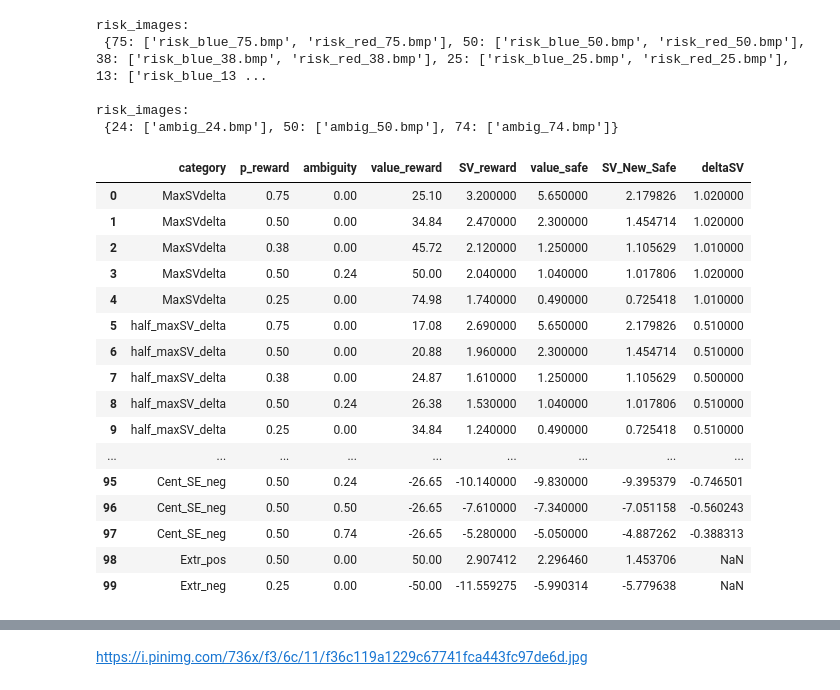
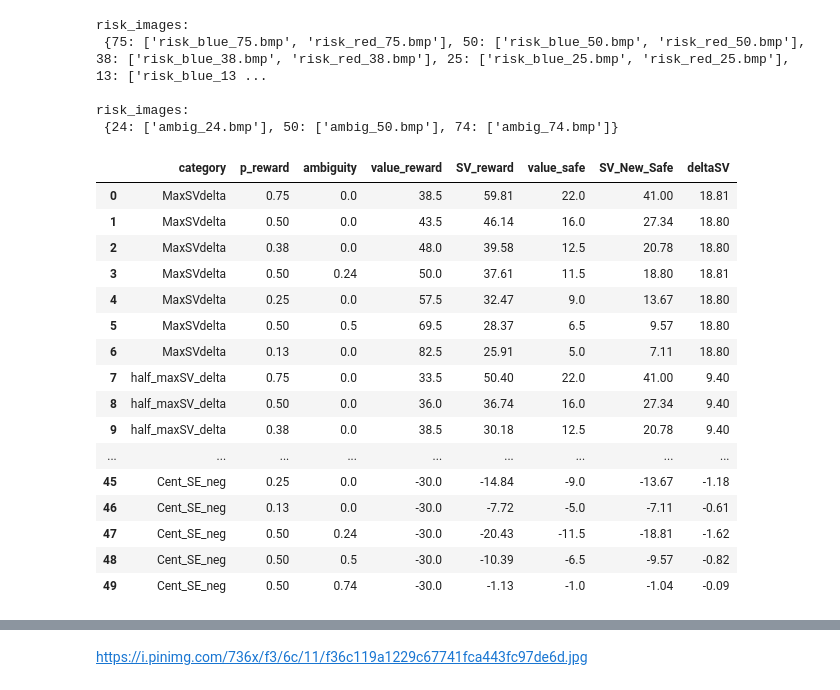
Before and after one commit to CDN-Lab/Intracraneal_electrodes, a Jupyter notebook: ADO_adaptive_choiceset.ipynb, the cells around one changed output, grey strips where cells are left out. Cells and saved outputs as stored; diff of their text form; code cells hidden in the pictures.

```diff
--- a/ADO_adaptive_choiceset.ipynb
+++ b/ADO_adaptive_choiceset.ipynb
@@ -462,8 +482,8 @@ df_Trials_losses['value_reward'] = df_Trials_losses['value_reward'].apply(lambda
 df_Trials_losses['value_safe'] = df_Trials_losses['value_safe'].apply(lambda x: round(x * 2) / 2)
 
 #avoiding 0
-df_Trials_losses.loc[df_Trials_losses['value_safe']==0, 'value_safe'] = 0.5
-df_Trials_losses.loc[df_Trials_losses['value_reward']==0, 'value_reward'] = 0.5
+df_Trials_losses.loc[df_Trials_losses['value_safe']==0, 'value_safe'] = -0.5
+df_Trials_losses.loc[df_Trials_losses['value_reward']==0, 'value_reward'] = -0.5
 
 df_Trials_losses
 # %% [output]
@@ -617,29 +637,34 @@ risk_images:
 risk_images:
  {24: ['ambig_24.bmp'], 50: ['ambig_50.bmp'], 74: ['ambig_74.bmp']}
 # %%
-
-#Making it into the raw CSV
+#Making it into the raw DF (or CSv if you want)
 raw_trials = 'csv/{}_raw_trials.csv'.format(patient_code)
-df_trials.to_csv(raw_trials,float_format='%.2f',index=False)
-pd.read_csv(raw_trials)
+df_trials = pd.concat([df_Trials_gains,df_Trials_losses])
+#df_trials.to_csv(raw_trials,float_format='%.2f',index=False)
+#Convert selected columns to numeric values to be able to round
+columns_to_convert = ['SV_reward', 'SV_New_Safe', 'deltaSV']
+df_trials[columns_to_convert] = df_trials[columns_to_convert].apply(pd.to_numeric, errors='coerce')
+df_trials = df_trials.round(2)
+#pd.read_csv(raw_trials)
+df_trials
 # %% [output]
 |  | category | p_reward | ambiguity | value_reward | SV_reward | value_safe | SV_New_Safe | deltaSV |
-| 0 | MaxSVdelta | 0.75 | 0.00 | 25.10 | 3.200000 | 5.650000 | 2.179826 | 1.020000 |
-| 1 | MaxSVdelta | 0.50 | 0.00 | 34.84 | 2.470000 | 2.300000 | 1.454714 | 1.020000 |
-| 2 | MaxSVdelta | 0.38 | 0.00 | 45.72 | 2.120000 | 1.250000 | 1.105629 | 1.010000 |
-| 3 | MaxSVdelta | 0.50 | 0.24 | 50.00 | 2.040000 | 1.040000 | 1.017806 | 1.020000 |
-| 4 | MaxSVdelta | 0.25 | 0.00 | 74.98 | 1.740000 | 0.490000 | 0.725418 | 1.010000 |
-| 5 | half_maxSV_delta | 0.75 | 0.00 | 17.08 | 2.690000 | 5.650000 | 2.179826 | 0.510000 |
-| 6 | half_maxSV_delta | 0.50 | 0.00 | 20.88 | 1.960000 | 2.300000 | 1.454714 | 0.510000 |
-| 7 | half_maxSV_delta | 0.38 | 0.00 | 24.87 | 1.610000 | 1.250000 | 1.105629 | 0.500000 |
-| 8 | half_maxSV_delta | 0.50 | 0.24 | 26.38 | 1.530000 | 1.040000 | 1.017806 | 0.510000 |
-| 9 | half_maxSV_delta | 0.25 | 0.00 | 34.84 | 1.240000 | 0.490000 | 0.725418 | 0.510000 |
+| 0 | MaxSVdelta | 0.75 | 0.0 | 38.5 | 59.81 | 22.0 | 41.00 | 18.81 |
+| 1 | MaxSVdelta | 0.50 | 0.0 | 43.5 | 46.14 | 16.0 | 27.34 | 18.80 |
+| 2 | MaxSVdelta | 0.38 | 0.0 | 48.0 | 39.58 | 12.5 | 20.78 | 18.80 |
+| 3 | MaxSVdelta | 0.50 | 0.24 | 50.0 | 37.61 | 11.5 | 18.80 | 18.81 |
+| 4 | MaxSVdelta | 0.25 | 0.0 | 57.5 | 32.47 | 9.0 | 13.67 | 18.80 |
+| 5 | MaxSVdelta | 0.50 | 0.5 | 69.5 | 28.37 | 6.5 | 9.57 | 18.80 |
+| 6 | MaxSVdelta | 0.13 | 0.0 | 82.5 | 25.91 | 5.0 | 7.11 | 18.80 |
+| 7 | half_maxSV_delta | 0.75 | 0.0 | 33.5 | 50.40 | 22.0 | 41.00 | 9.40 |
+| 8 | half_maxSV_delta | 0.50 | 0.0 | 36.0 | 36.74 | 16.0 | 27.34 | 9.40 |
+| 9 | half_maxSV_delta | 0.38 | 0.0 | 38.5 | 30.18 | 12.5 | 20.78 | 9.40 |
 | ... | ... | ... | ... | ... | ... | ... | ... | ... |
-| 95 | Cent_SE_neg | 0.50 | 0.24 | -26.65 | -10.140000 | -9.830000 | -9.395379 | -0.746501 |
-| 96 | Cent_SE_neg | 0.50 | 0.50 | -26.65 | -7.610000 | -7.340000 | -7.051158 | -0.560243 |
-| 97 | Cent_SE_neg | 0.50 | 0.74 | -26.65 | -5.280000 | -5.050000 | -4.887262 | -0.388313 |
-| 98 | Extr_pos | 0.50 | 0.00 | 50.00 | 2.907412 | 2.296460 | 1.453706 | NaN |
-| 99 | Extr_neg | 0.25 | 0.00 | -50.00 | -11.559275 | -5.990314 | -5.779638 | NaN |
+| 45 | Cent_SE_neg | 0.25 | 0.0 | -30.0 | -14.84 | -9.0 | -13.67 | -1.18 |
+| 46 | Cent_SE_neg | 0.13 | 0.0 | -30.0 | -7.72 | -5.0 | -7.11 | -0.61 |
+| 47 | Cent_SE_neg | 0.50 | 0.24 | -30.0 | -20.43 | -11.5 | -18.81 | -1.62 |
+| 48 | Cent_SE_neg | 0.50 | 0.5 | -30.0 | -10.39 | -6.5 | -9.57 | -0.82 |
+| 49 | Cent_SE_neg | 0.50 | 0.74 | -30.0 | -1.13 | -1.0 | -1.04 | -0.09 |
 # %%
 #Let's reformat to match the psychopy CSV input
 crdm_trials_gains = df_Trials_gains.copy()
```
Also changed, not shown: parts of 10 cells of this notebook.
